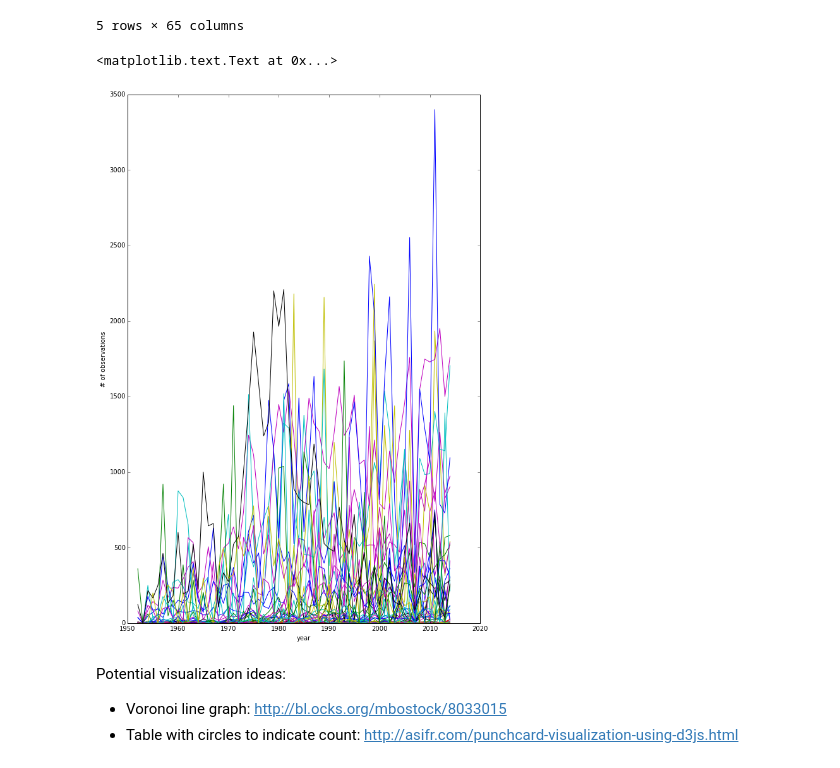
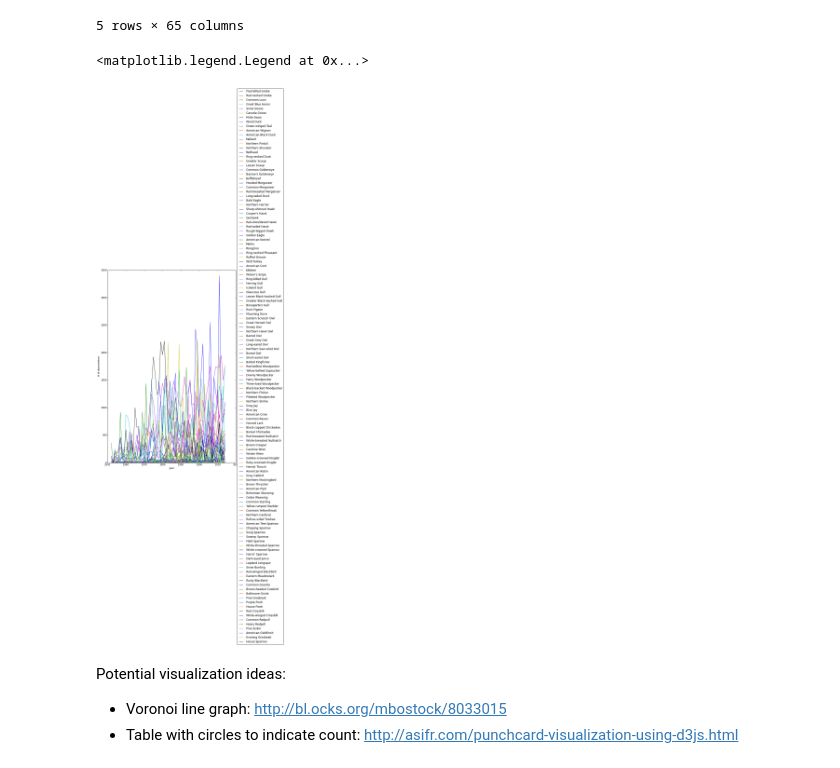
Before and after one commit to smcmurtry/christmas_bird_count, a Jupyter notebook: python/EDA.ipynb, the cells around one changed output. Saved outputs shown, nothing was run; the diff lists cells and outputs as text; code cells hidden in the pictures.

```diff
--- a/python/EDA.ipynb
+++ b/python/EDA.ipynb
@@ -48,15 +48,15 @@ def get_timeseries(spc, df):
 # %%
 f, ax = plt.subplots(1, 1, figsize=(10, 15))
 for spc in all_spc_names[:]:
     x, y = get_timeseries(spc, df)
     ax.plot(x, y, label=spc)
 ax.set_xlabel("year")
 ax.set_ylabel("# of observations")
 # ax.set_yscale('symlog')
-# ax.legend(loc='center left', bbox_to_anchor=(1, 0.5))
+ax.legend(loc='center left', bbox_to_anchor=(1, 0.5))
 # %% [output]
-<matplotlib.text.Text at 0x...>
+<matplotlib.legend.Legend at 0x...>
-[figure, old version]
+[figure, new version]
 # %% [markdown]
 Potential visualization ideas:
 * Voronoi line graph: http://bl.ocks.org/mbostock/8033015
```
Also changed, not shown: 3 other files.
